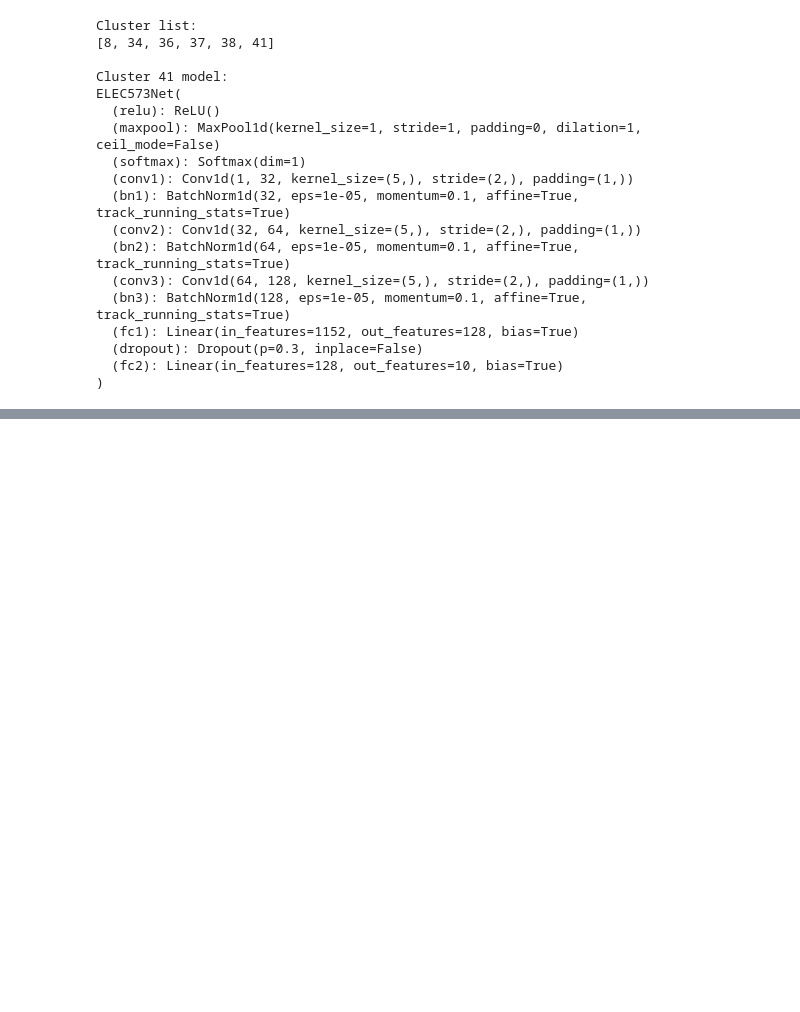
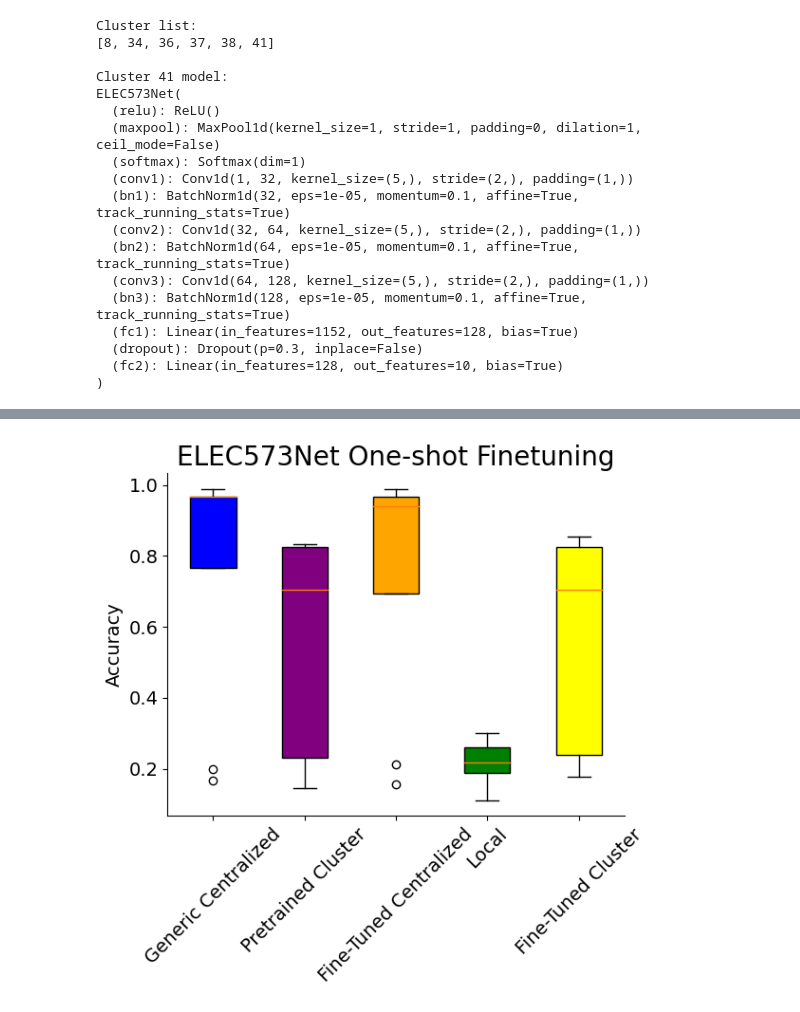
Before and after one commit to kdmalc/fl-gestures, a Jupyter notebook: ELEC573_Proj/101_ELEC573CNN_AMC_FT_Study.ipynb, the cells around one changed output, grey strips where cells are left out. Cells and saved outputs as stored; diff of their text form; code cells hidden in the pictures; blank space fills up the shorter version.

Commit message:
Reran NB101, need to verify nosoftmax generic! FT useless as always

```diff
--- a/ELEC573_Proj/101_ELEC573CNN_AMC_FT_Study.ipynb
+++ b/ELEC573_Proj/101_ELEC573CNN_AMC_FT_Study.ipynb
@@ -319,0 +259,14 @@ plot_model_acc_boxplots(data_dict_1_1, my_title=f"{MODEL_STR} Accuracy: 1 Trial
+# %%
+
+# Load the CLUSTERING RESULTS DATA
+with open('C:\\Users\\kdmen\\Repos\\fl-gestures\\ELEC573_Proj\\results\\clustering_models\\20250210_2032\\spectralFE80_ELEC573Net_agglo_merge_res.pkl', 'rb') as f:
+    merge_log = pickle.load(f)
+    intra_cluster_performance = pickle.load(f)
+    cross_cluster_performance = pickle.load(f)
+    nested_clus_model_dict = pickle.load(f)
+
+full_path = "C:\\Users\\kdmen\\Repos\\fl-gestures\\ELEC573_Proj\\models\\20250211_1425"
+print("Full Path:", full_path)
+# Load the pretrained model
+pretrained_generic_model = ELEC573Net(MY_CONFIG)
+pretrained_generic_model.load_state_dict(torch.load(full_path+"\\nosoftmax_pretrained_ELEC573Net_model.pth"))
@@ -319,0 +276,3 @@ plot_model_acc_boxplots(data_dict_1_1, my_title=f"{MODEL_STR} Accuracy: 1 Trial
+# %%
+data_dict_1_1 = full_comparison_run(one_trial_data_splits, one_trial_data_splits, MY_CONFIG, pretrained_generic_model,
+                        nested_clus_model_dict, MODEL_STR, cluster_iter_str='Iter18')
@@ -319,0 +297,4 @@ plot_model_acc_boxplots(data_dict_1_1, my_title=f"{MODEL_STR} Accuracy: 1 Trial
+# %%
+plot_model_acc_boxplots(data_dict_1_1, my_title=f"{MODEL_STR} One-shot Finetuning", save_fig=False, plot_save_name=f"Final_{MODEL_STR}_Acc_1TA_1TT")
+# %% [output]
+[figure, added]
```
Also changed, not shown: parts of 28 cells of this notebook, 3 other files.
